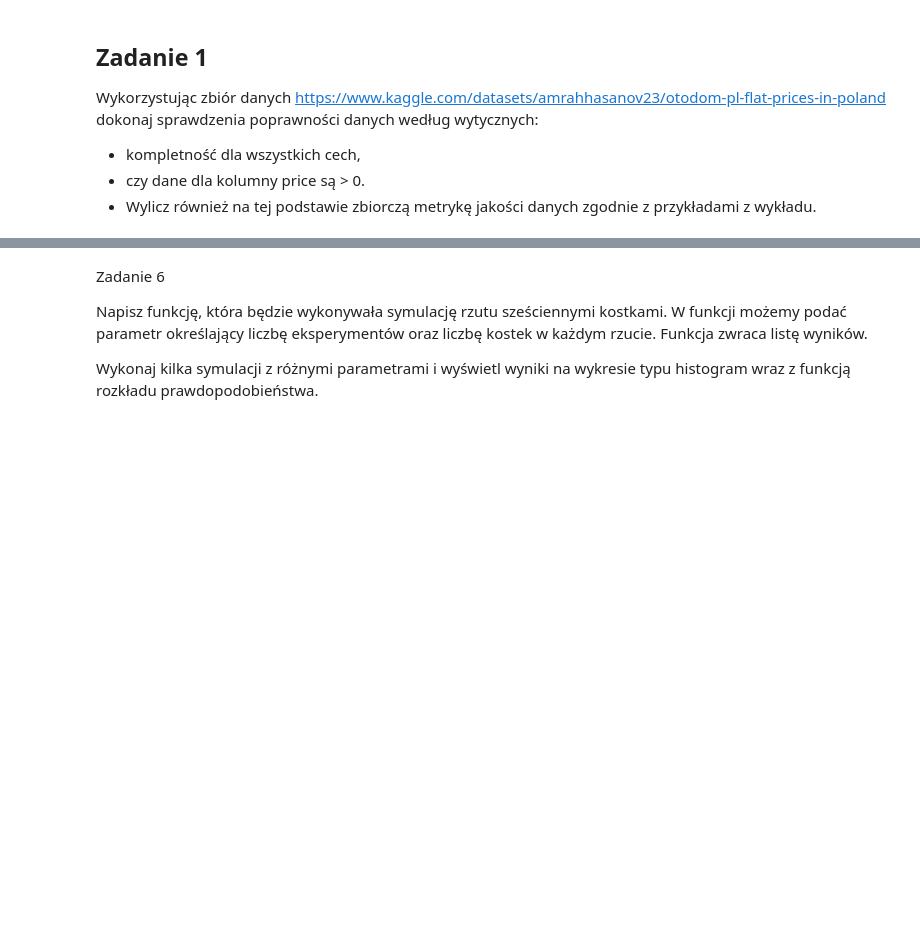
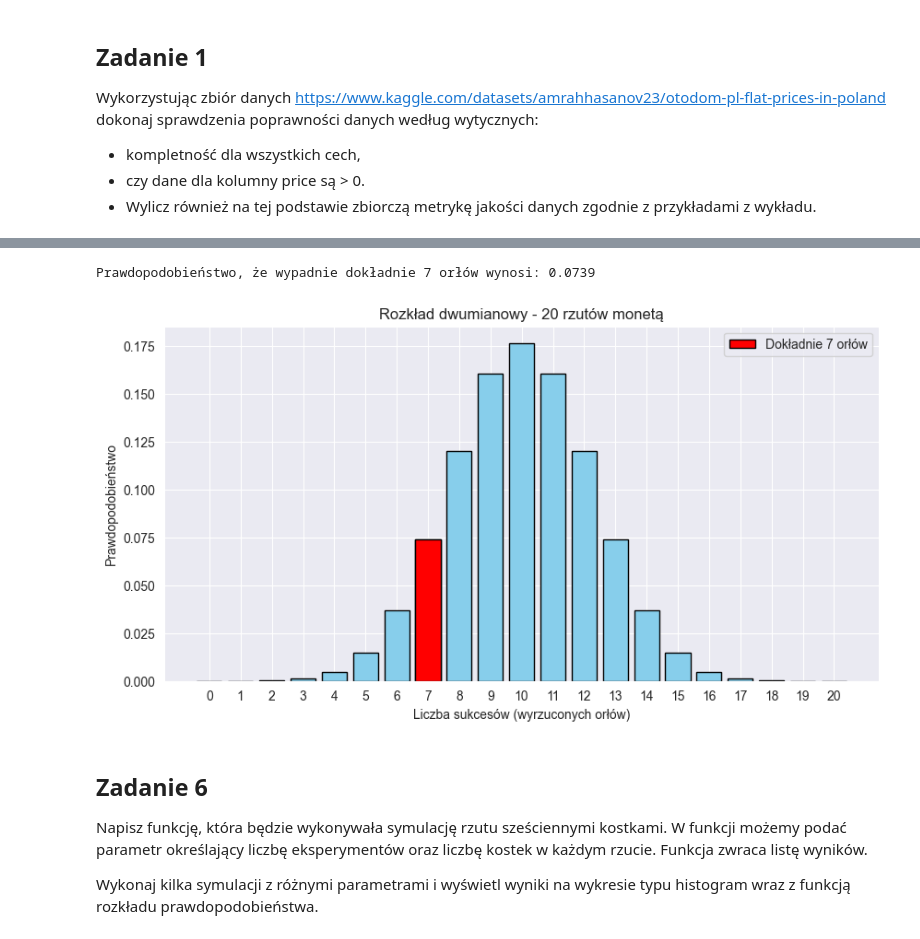
Before and after one commit to Tusia001/181155_wstepne_przetwarzanie_danych, a Jupyter notebook: lab02/lab02.ipynb, the cells around one changed output, grey strips where cells are left out. Cells and saved outputs as stored; diff of their text form; code cells hidden in the pictures; blank space fills up the shorter version.

```diff
--- a/lab02/lab02.ipynb
+++ b/lab02/lab02.ipynb
@@ -83,7 +126,35 @@ Zadanie 5
 
 Jakie jest teoretyczne (wynikające z danych rozkładu, a nie eksperymentu) prawdopodobieństwo wypadnięcia 7 orłów przy 20 rzutach uczciwą monetą? Wykorzystaj przykład z wykładu, zaprezentuj również histogram dla tego rozkładu. Oblicz i wypisz to prawdopodobieństwo.
+# %%
+import numpy as np
+import matplotlib.pyplot as plt
+from scipy import stats
+
+n = 20
+p = 0.5
+k = 7
+
+prob = stats.binom.pmf(k, n, p)
+print(f"Prawdopodobieństwo, że wypadnie dokładnie {k} orłów wynosi: {prob:.4f}")
+x = np.arange(0, n + 1)
+y = stats.binom.pmf(x, n, p)
+
+plt.figure(figsize=(10, 5))
+plt.bar(x, y, color='skyblue', edgecolor='black')
+
+plt.bar(k, prob, color='red', edgecolor='black', label=f'Dokładnie {k} orłów')
+
+plt.xlabel("Liczba sukcesów (wyrzuconych orłów)")
+plt.ylabel("Prawdopodobieństwo")
+plt.title("Rozkład dwumianowy - 20 rzutów monetą")
+plt.xticks(x)
+plt.legend()
+plt.show()
+# %% [output]
+Prawdopodobieństwo, że wypadnie dokładnie 7 orłów wynosi: 0.0739
+[figure, added]
 # %% [markdown]
-Zadanie 6
+## Zadanie 6
 
 Napisz funkcję, która będzie wykonywała symulację rzutu sześciennymi kostkami. W funkcji możemy podać parametr określający liczbę eksperymentów oraz liczbę kostek w każdym rzucie. Funkcja zwraca listę wyników.
 
```
Also changed, not shown: parts of 11 cells of this notebook.
